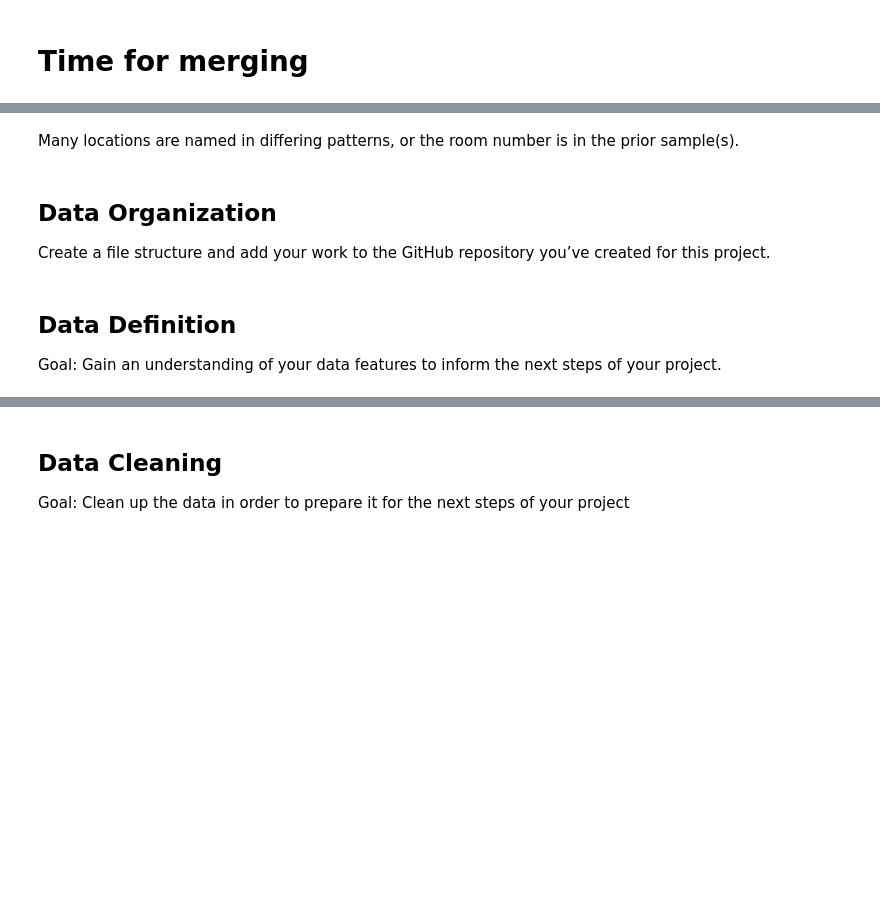
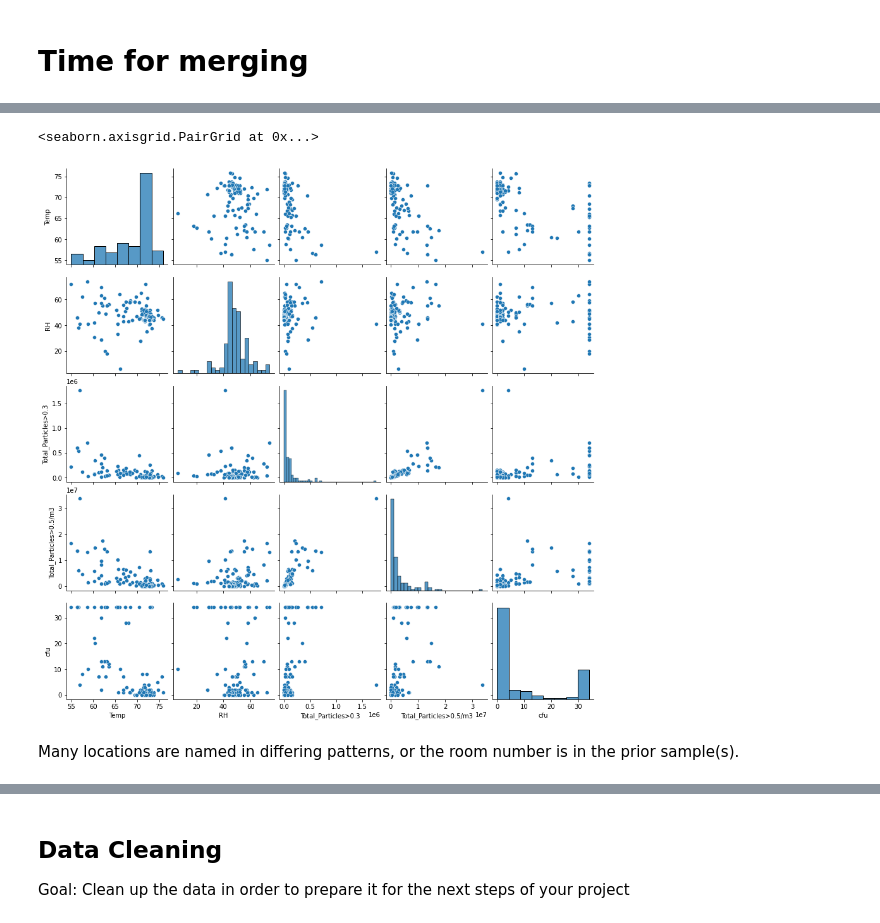
Before and after one commit to jamesclay06/Springboard, a Jupyter notebook: ViableSamplingProject/ViableAirSampling.ipynb, the cells around one changed output, grey strips where cells are left out. Saved outputs shown, nothing was run; the diff lists cells and outputs as text; code cells hidden in the pictures; blank space fills up the shorter version.

```diff
--- a/ViableSamplingProject/ViableAirSampling.ipynb
+++ b/ViableSamplingProject/ViableAirSampling.ipynb
@@ -342,5 +594,7 @@ df_all.isnull().sum()
+# %%
+sns.pairplot(df1)
+# %% [output]
+<seaborn.axisgrid.PairGrid at 0x...>
+[figure, added]
 # %% [markdown]
 Many locations are named in differing patterns, or the room number is in the prior sample(s).
-# %% [markdown]
-## Data Organization
-Create a file structure and add your work to the GitHub repository you’ve created for this project.
@@ -354,3 +600,0 @@ result = pd.concat(df_list)
-# %% [markdown]
-## Data Definition
-Goal: Gain an understanding of your data features to inform the next steps of your project.
```
Also changed, not shown: parts of 51 cells of this notebook.
